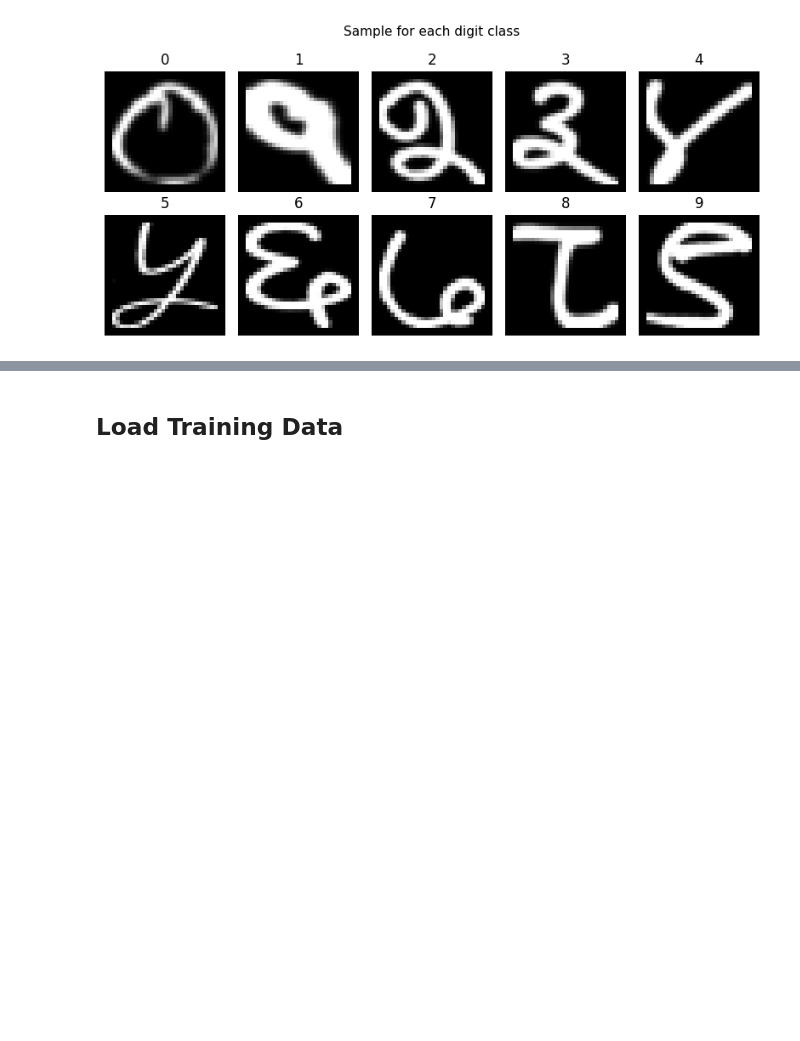
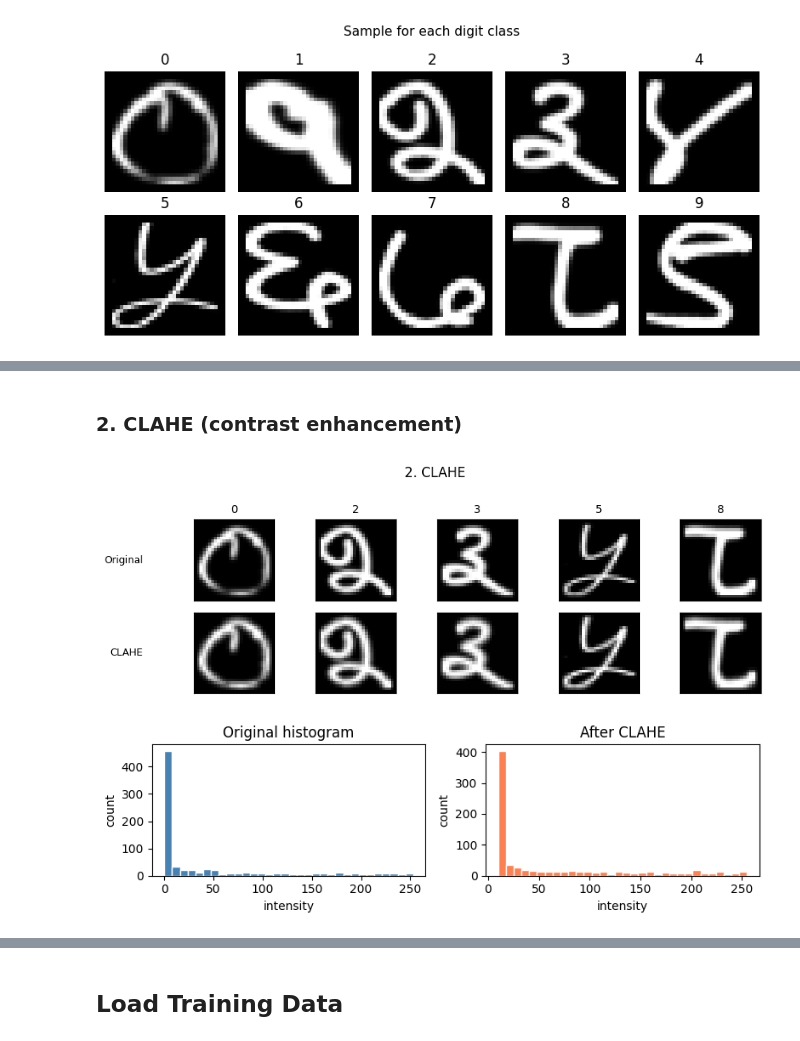
Before and after one commit to Rarees404/Image_Video_repo, a Jupyter notebook: recognize.ipynb, the cells around one changed output, grey strips where cells are left out. Drawn from its saved outputs; the diff is of its cells as text; code cells hidden in the pictures; blank space fills up the shorter version.

```diff
--- a/recognize.ipynb
+++ b/recognize.ipynb
@@ -80,0 +132,16 @@ plt.show()
+# %% [markdown]
+### 2. CLAHE (contrast enhancement)
+# %%
+show_techniques({
+    'CLAHE': lambda x: _CLAHE.apply(x),
+}, '2. CLAHE')
+
+fig, axes = plt.subplots(1, 2, figsize=(8, 2.5))
+axes[0].hist(SHOW_SAMPLES[0].ravel(),                bins=32, color='steelblue', edgecolor='white')
+axes[1].hist(_CLAHE.apply(SHOW_SAMPLES[0]).ravel(),  bins=32, color='coral',     edgecolor='white')
+axes[0].set_title('Original histogram'); axes[1].set_title('After CLAHE')
+for a in axes: a.set_xlabel('intensity'); a.set_ylabel('count')
+plt.tight_layout(); plt.show()
+# %% [output]
+[figure, added]
+[figure, added]
```
Also changed, not shown: parts of 15 cells of this notebook.
